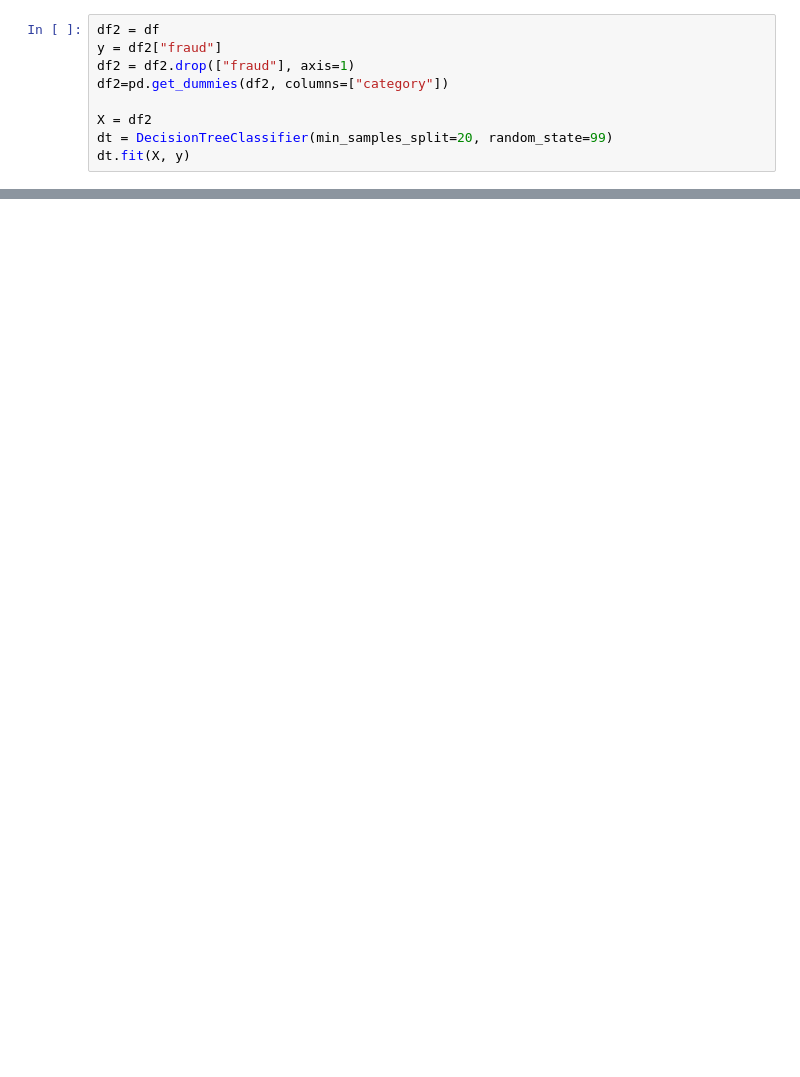
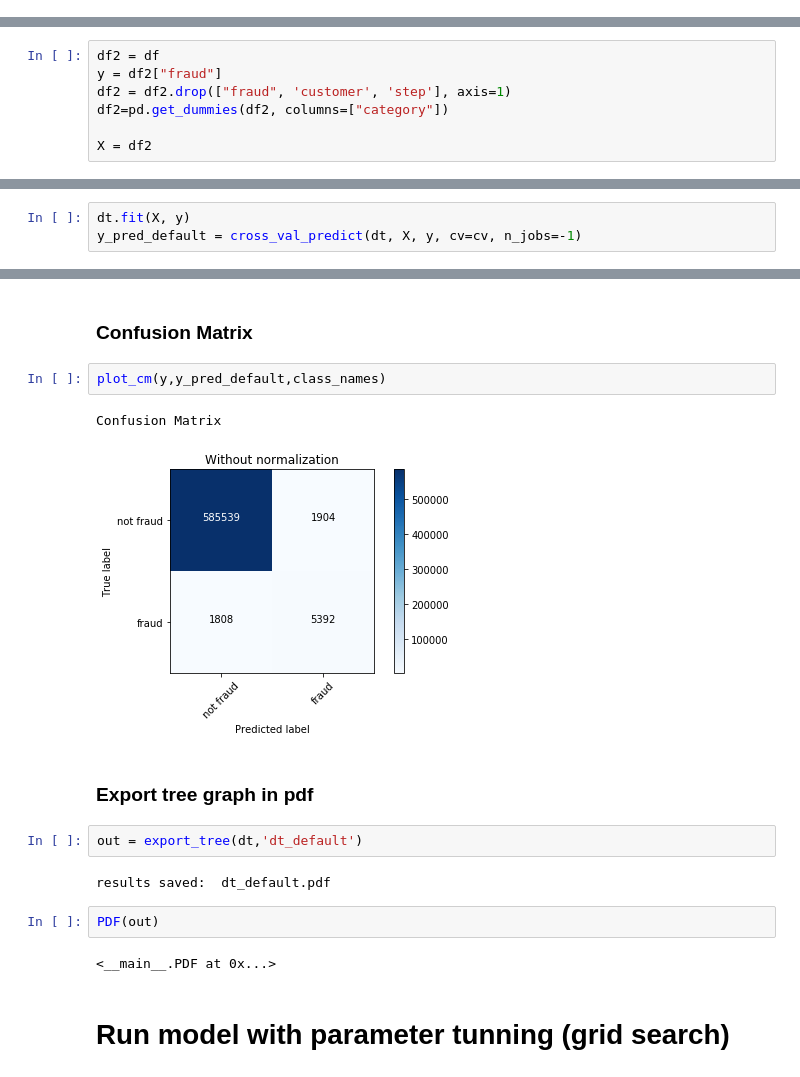
Before and after one commit to anifort/banksimAnalysis, a Jupyter notebook: Untitled.ipynb, the cells around one changed output, grey strips where cells are left out. Drawn from its saved outputs; the diff is of its cells as text; blank space fills up the shorter version.

```diff
--- a/Untitled.ipynb
+++ b/Untitled.ipynb
@@ -43,9 +220,0 @@ AttributeError: 'int' object has no attribute 'lstrip'
-# %%
-df2 = df
-y = df2["fraud"]
-df2 = df2.drop(["fraud"], axis=1)
-df2=pd.get_dummies(df2, columns=["category"])
-
-X = df2
-dt = DecisionTreeClassifier(min_samples_split=20, random_state=99)
-dt.fit(X, y)
@@ -88,0 +223,7 @@ df
+# %%
+df2 = df
+y = df2["fraud"]
+df2 = df2.drop(["fraud", 'customer', 'step'], axis=1)
+df2=pd.get_dummies(df2, columns=["category"])
+
+X = df2
@@ -88,0 +232,3 @@ df
+# %%
+dt.fit(X, y)
+y_pred_default = cross_val_predict(dt, X, y, cv=cv, n_jobs=-1)
@@ -88,0 +255,19 @@ df
+# %% [markdown]
+### Confusion Matrix
+# %%
+plot_cm(y,y_pred_default,class_names)
+# %% [output]
+Confusion Matrix
+[figure, added]
+# %% [markdown]
+### Export tree graph in pdf
+# %%
+out = export_tree(dt,'dt_default')
+# %% [output]
+results saved:  dt_default.pdf
+# %%
+PDF(out)
+# %% [output]
+<__main__.PDF at 0x...>
+# %% [markdown]
+# Run model with parameter tunning (grid search)
```
Also changed, not shown: parts of 67 cells of this notebook, 20 other files.
